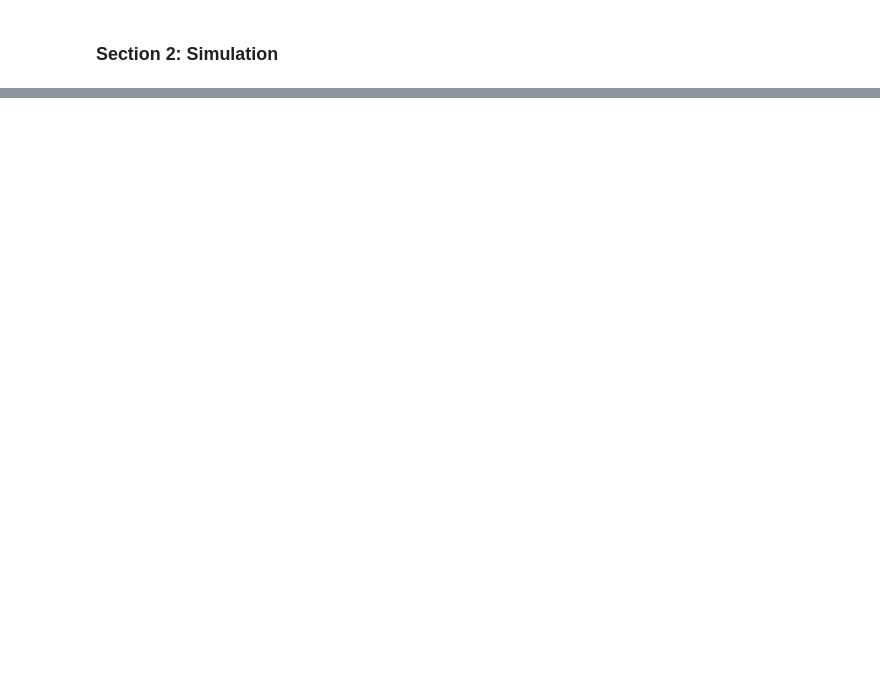
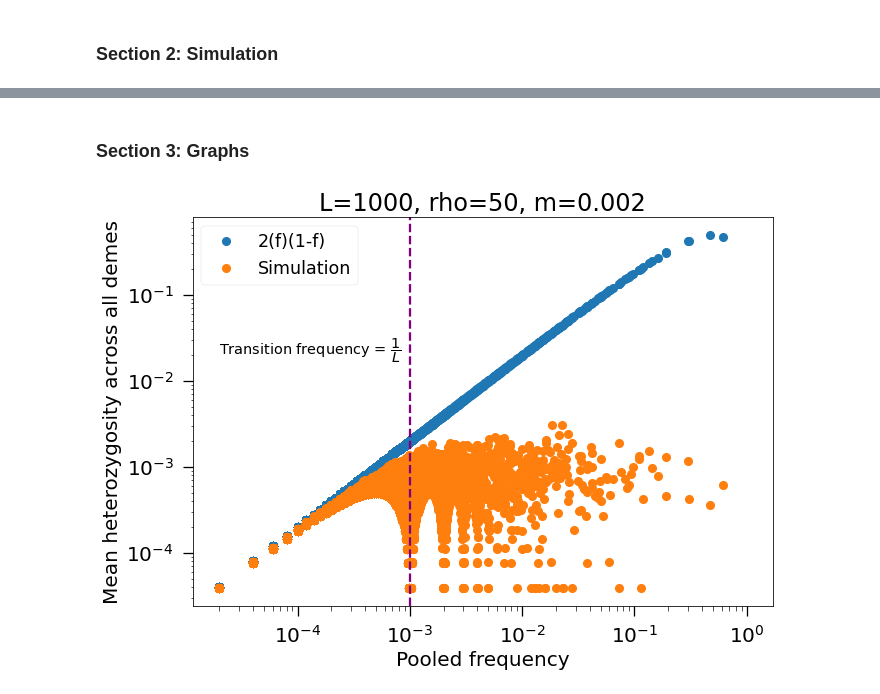
Before and after one commit to weissmanlab/Genetic_Diversity_Space, a Jupyter notebook: Heterozygosity_Mrholess/Heterozygosity_Mrholess.ipynb, the cells around one changed output, grey strips where cells are left out. Cells and saved outputs as stored; diff of their text form; code cells hidden in the pictures; blank space fills up the shorter version.

```diff
--- a/Heterozygosity_Mrholess/Heterozygosity_Mrholess.ipynb
+++ b/Heterozygosity_Mrholess/Heterozygosity_Mrholess.ipynb
@@ -220,15 +222,19 @@ np.savetxt('pooled_af_heteromrholess.csv', pooled_f, delemiter=',')
 #print(mean_hz)
 #print(pooled_f)
+# %% [markdown]
+### Section 3: Graphs
 # %%
-mean_frequency= pd.read_csv('heterozygosity_mrho_lessthan_one.csv').flatten()
-p_f=pd.read_csv('pooled_af_heteromrholess.csv').flatten()
-plt.loglog(p_f,2*pf*(1-p_f),'o', label="Heterozygosity = 2*(pooled frequency)(1-pooled frequency)")
-plt.loglog(p_f, mean_frequency,'o', label="Heterozygosity of population ")
+mean_frequency= pd.read_csv('heterozygosity_mrho_lessthan_one.csv')
+p_f=pd.read_csv('pooled_af_heteromrholess.csv')
+plt.loglog(p_f,2*p_f*(1-p_f),'o', label="2(f)(1-f)")
+plt.loglog(p_f, mean_frequency,'o', label="Simulation")
 plt.axvline(transition_freq,color='purple',linestyle = '--')
 plt.xlabel('Pooled frequency')
 plt.ylabel('Mean heterozygosity across all demes')
-plt.text(0.000035,0.009,r"Transition frequency = $\dfrac{1}{L}$",fontsize='12')
+plt.text(0.00002,0.02,r"Transition frequency = $\dfrac{1}{L}$",fontsize='14.5')
 plt.title('L=1000, rho=50, m=0.002')
-plt.legend(prop={"size":10.5})
+plt.legend(prop={"size":17.5})
 #plt.legend(["2*(pooled frequency)(1-pooled frequency)", "Heterozygosity of population ", 'Transition frequency'], loc ="upper left")
 plt.savefig("Hetero_mrholess.pdf")
+# %% [output]
+[figure, added]
```
Also changed, not shown: parts of 4 cells of this notebook, 2 other files.
